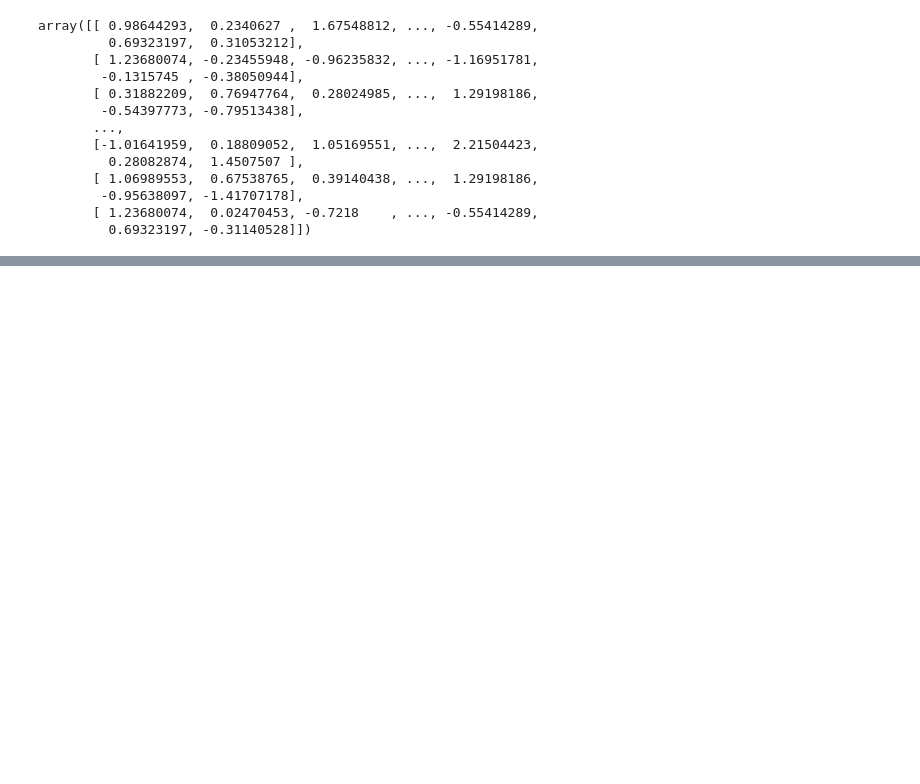
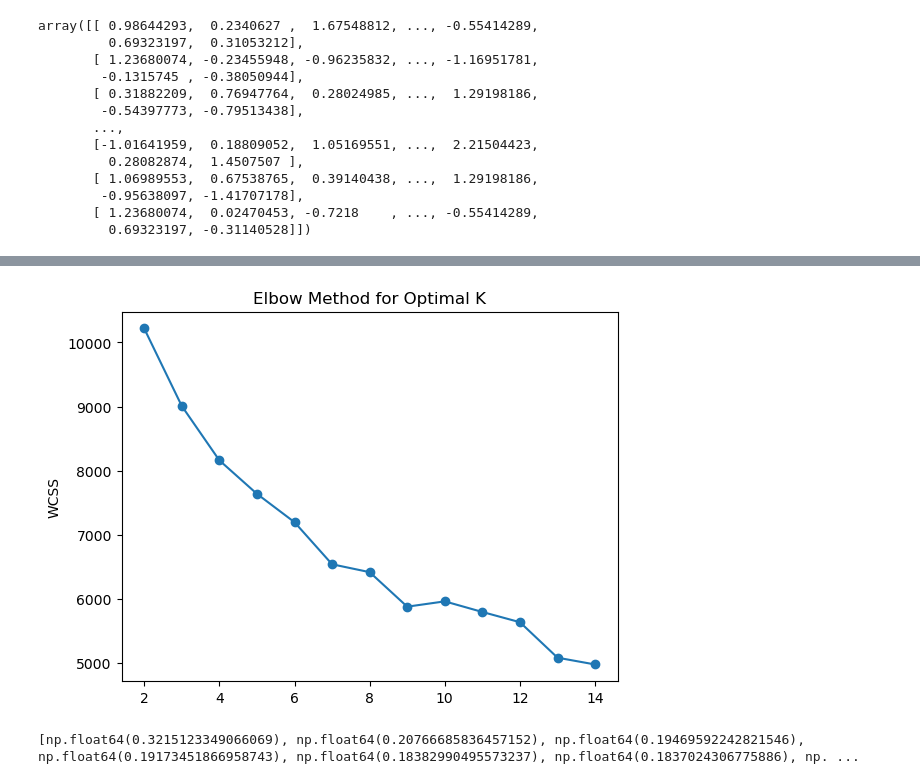
Before and after one commit to ahmetkgurel/Marketing_data_segmentation, a Jupyter notebook: segmentation.ipynb, the cells around one changed output, grey strips where cells are left out. Cells and saved outputs as stored; diff of their text form; code cells hidden in the pictures; blank space fills up the shorter version.

```diff
--- a/segmentation.ipynb
+++ b/segmentation.ipynb
@@ -514,0 +517,6 @@ array([[ 0.98644293,  0.2340627 ,  1.67548812, ..., -0.55414289,
+# %%
+wcss = []
+for i in range(2,15):
+    kmeans = KMeans(n_clusters = i)
+    kmeans.fit(X_scaled)
+    wcss.append(kmeans.inertia_)
@@ -514,0 +539,7 @@ array([[ 0.98644293,  0.2340627 ,  1.67548812, ..., -0.55414289,
+# %%
+plt.plot(range(2,15),wcss,marker = "o")
+plt.title('Elbow Method for Optimal K')
+plt.ylabel('WCSS')
+plt.show()
+# %% [output]
+[figure, added]
@@ -514,0 +549,12 @@ array([[ 0.98644293,  0.2340627 ,  1.67548812, ..., -0.55414289,
+# %%
+scores = []
+
+for k in range(2,10):
+    kmeans = KMeans(n_clusters=k)
+    labels = kmeans.fit_predict(X_scaled)
+    score = silhouette_score(X_scaled, labels)
+    scores.append(score)
+
+print(scores)
+# %% [output]
+[np.float64(0.3215123349066069), np.float64(0.20766685836457152), np.float64(0.19469592242821546), np.float64(0.19173451866958743), np.float64(0.18382990495573237), np.float64(0.1837024306775886), np. ...
```
Also changed, not shown: parts of 5 cells of this notebook.
